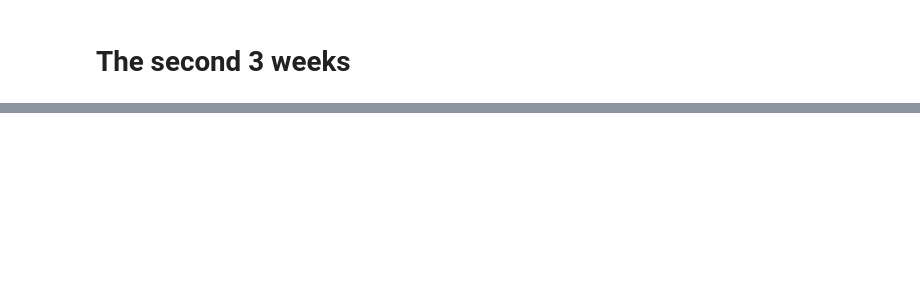
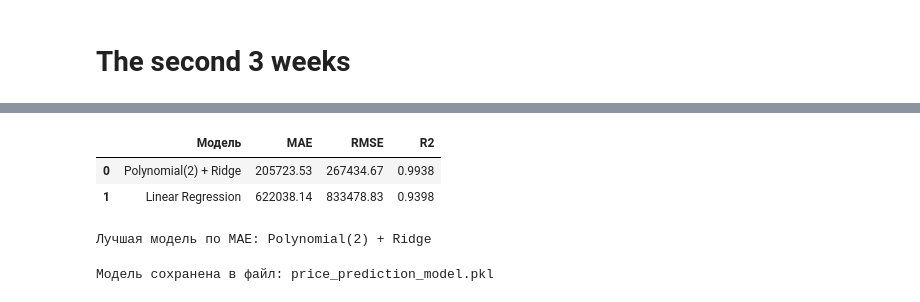
Before and after one commit to Muzzikon/WWML, a Jupyter notebook: WWML.ipynb, the cells around one changed output, grey strips where cells are left out. Cells and saved outputs as stored; diff of their text form; code cells hidden in the pictures; blank space fills up the shorter version.

Commit message:
Add comparison of linear regression and polynomial ridge

```diff
--- a/WWML.ipynb
+++ b/WWML.ipynb
@@ -192,0 +122,62 @@ R2: 0.9415
+# %%
+# Обучение модели
+
+# Загрузка данных
+df = pd.read_csv("dataset.csv")
+
+# Признаки и целевая переменная
+X = df.drop(columns=["цена"])
+y = df["цена"]
+
+# Одинаковое разбиение для честного сравнения
+X_train, X_test, y_train, y_test = train_test_split(
+    X, y, test_size=0.2, random_state=42
+)
+
+# Две модели
+models = {
+    "Linear Regression": LinearRegression(),
+    "Polynomial(2) + Ridge": Pipeline([
+        ("poly", PolynomialFeatures(degree=2, include_bias=False)),
+        ("ridge", Ridge(alpha=1.0))
+    ])
+}
+
+# Обучение и сравнение
+results = []
+trained_models = {}
+
+for name, model in models.items():
+    model.fit(X_train, y_train)
+    preds = model.predict(X_test)
+
+    mae = mean_absolute_error(y_test, preds)
+    rmse = np.sqrt(mean_squared_error(y_test, preds))
+    r2 = r2_score(y_test, preds)
+
+    results.append({
+        "Модель": name,
+        "MAE": round(mae, 2),
+        "RMSE": round(rmse, 2),
+        "R2": round(r2, 4)
+    })
+
+    trained_models[name] = model
+
+results_df = pd.DataFrame(results).sort_values(by="MAE").reset_index(drop=True)
+results_df
+# %% [output]
+|  | Модель | MAE | RMSE | R2 |
+| 0 | Polynomial(2) + Ridge | 205723.53 | 267434.67 | 0.9938 |
+| 1 | Linear Regression | 622038.14 | 833478.83 | 0.9398 |
+# %%
+best_model_name = results_df.loc[0, "Модель"]
+print("Лучшая модель по MAE:", best_model_name)
+# %% [output]
+Лучшая модель по MAE: Polynomial(2) + Ridge
+# %%
+best_model = trained_models[best_model_name]
+joblib.dump(best_model, "price_prediction_model.pkl")
+print("Модель сохранена в файл: price_prediction_model.pkl")
+# %% [output]
+Модель сохранена в файл: price_prediction_model.pkl
```
Also changed, not shown: parts of 5 cells of this notebook.
